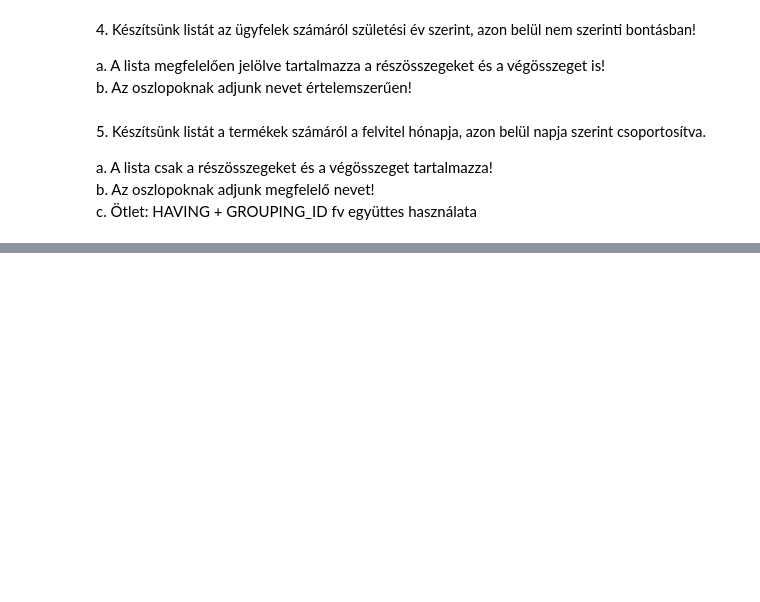
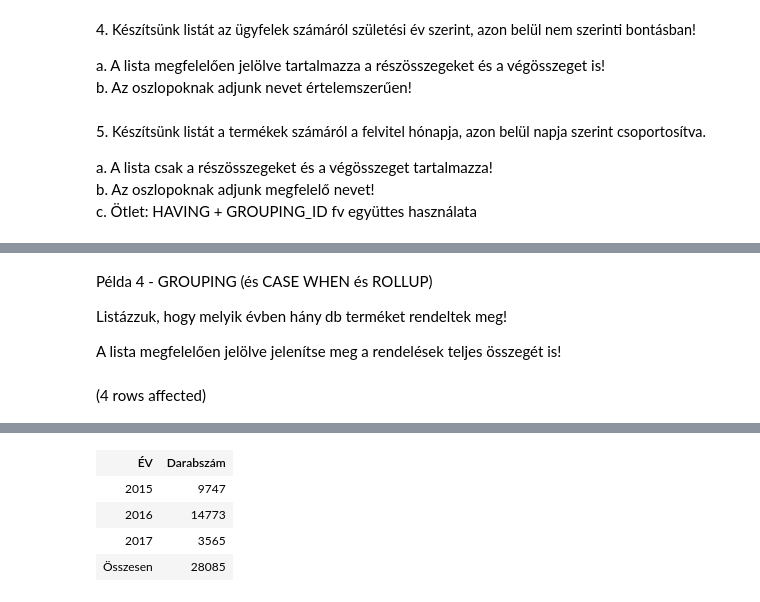
Before and after one commit to KataBaumgartner/adatbazisok, a Jupyter notebook: gyakorlat04_feladatok.ipynb, the cells around one changed output, grey strips where cells are left out. Saved outputs shown, nothing was run; the diff lists cells and outputs as text; code cells hidden in the pictures; blank space fills up the shorter version.

```diff
--- a/gyakorlat04_feladatok.ipynb
+++ b/gyakorlat04_feladatok.ipynb
@@ -132,0 +204,20 @@ Total execution time: 00:00:00.007
+# %% [markdown]
+Példa 4 - GROUPING (és CASE WHEN és ROLLUP)
+
+Listázzuk, hogy melyik évben hány db terméket rendeltek meg!
+
+A lista megfelelően jelölve jelenítse meg a rendelések teljes összegét is!
+# %%
+SELECT (
+    CASE GROUPING(YEAR(REND_DATUM))
+    WHEN 0 THEN CAST((YEAR(REND_DATUM)) AS nvarchar(4))
+    WHEN 1 THEN 'Összesen'
+    END
+    )
+    AS ÉV,
+
+    COUNT(*) AS 'Darabszám'
+FROM Rendeles
+GROUP BY ROLLUP (YEAR(REND_DATUM))
+# %% [output]
+(4 rows affected)
@@ -132,0 +225,5 @@ Total execution time: 00:00:00.007
+| ÉV | Darabszám |
+| 2015 | 9747 |
+| 2016 | 14773 |
+| 2017 | 3565 |
+| Összesen | 28085 |
```
Also changed, not shown: parts of 14 cells of this notebook.
